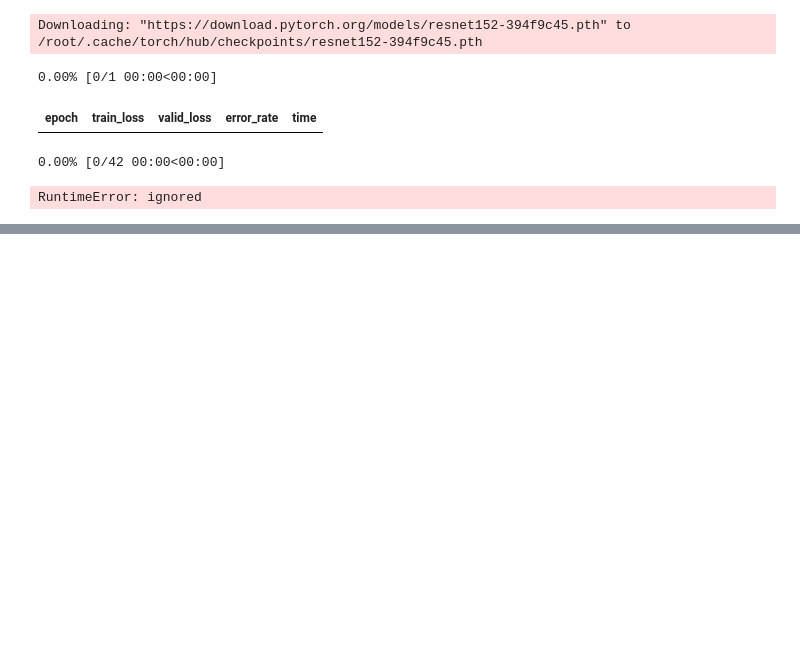
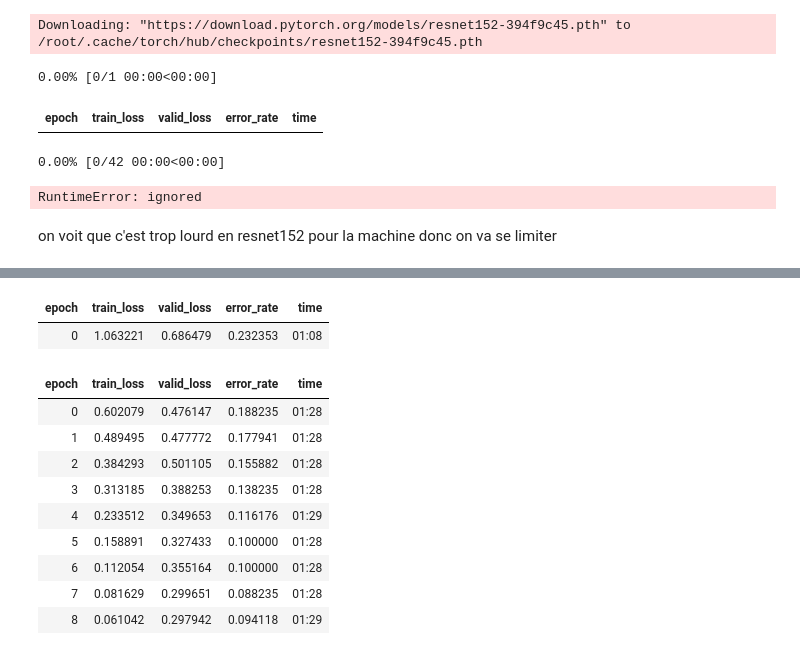
Before and after one commit to ArmandBroutinDev/cours-deeplearning, a Jupyter notebook: mushroompicker.ipynb, the cells around one changed output, grey strips where cells are left out. Drawn from its saved outputs; the diff is of its cells as text; code cells hidden in the pictures; blank space fills up the shorter version.

```diff
--- a/mushroompicker.ipynb
+++ b/mushroompicker.ipynb
@@ -407,3 +416,9 @@ Downloading: "https://download.pytorch.org/models/resnet152-394f9c45.pth" to /ro
 | epoch | train_loss | valid_loss | error_rate | time |
 0.00% [0/42 00:00<00:00]
 RuntimeError: ignored
+# %% [markdown]
+on voit que c'est trop lourd en resnet152 pour la machine donc on va se limiter
+# %%
+learn = cnn_learner(dls, resnet50, metrics=error_rate)
+learn.fine_tune(9)
+# %% [output]
@@ -410,3 +426,15 @@ RuntimeError: ignored
+| epoch | train_loss | valid_loss | error_rate | time |
+| 0 | 1.063221 | 0.686479 | 0.232353 | 01:08 |
+| epoch | train_loss | valid_loss | error_rate | time |
+| 0 | 0.602079 | 0.476147 | 0.188235 | 01:28 |
+| 1 | 0.489495 | 0.477772 | 0.177941 | 01:28 |
+| 2 | 0.384293 | 0.501105 | 0.155882 | 01:28 |
+| 3 | 0.313185 | 0.388253 | 0.138235 | 01:28 |
+| 4 | 0.233512 | 0.349653 | 0.116176 | 01:29 |
+| 5 | 0.158891 | 0.327433 | 0.100000 | 01:28 |
+| 6 | 0.112054 | 0.355164 | 0.100000 | 01:28 |
+| 7 | 0.081629 | 0.299651 | 0.088235 | 01:28 |
+| 8 | 0.061042 | 0.297942 | 0.094118 | 01:29 |
 # %%
 interp = ClassificationInterpretation.from_learner(learn)
 interp.plot_confusion_matrix()
```
Also changed, not shown: parts of 10 cells of this notebook.
